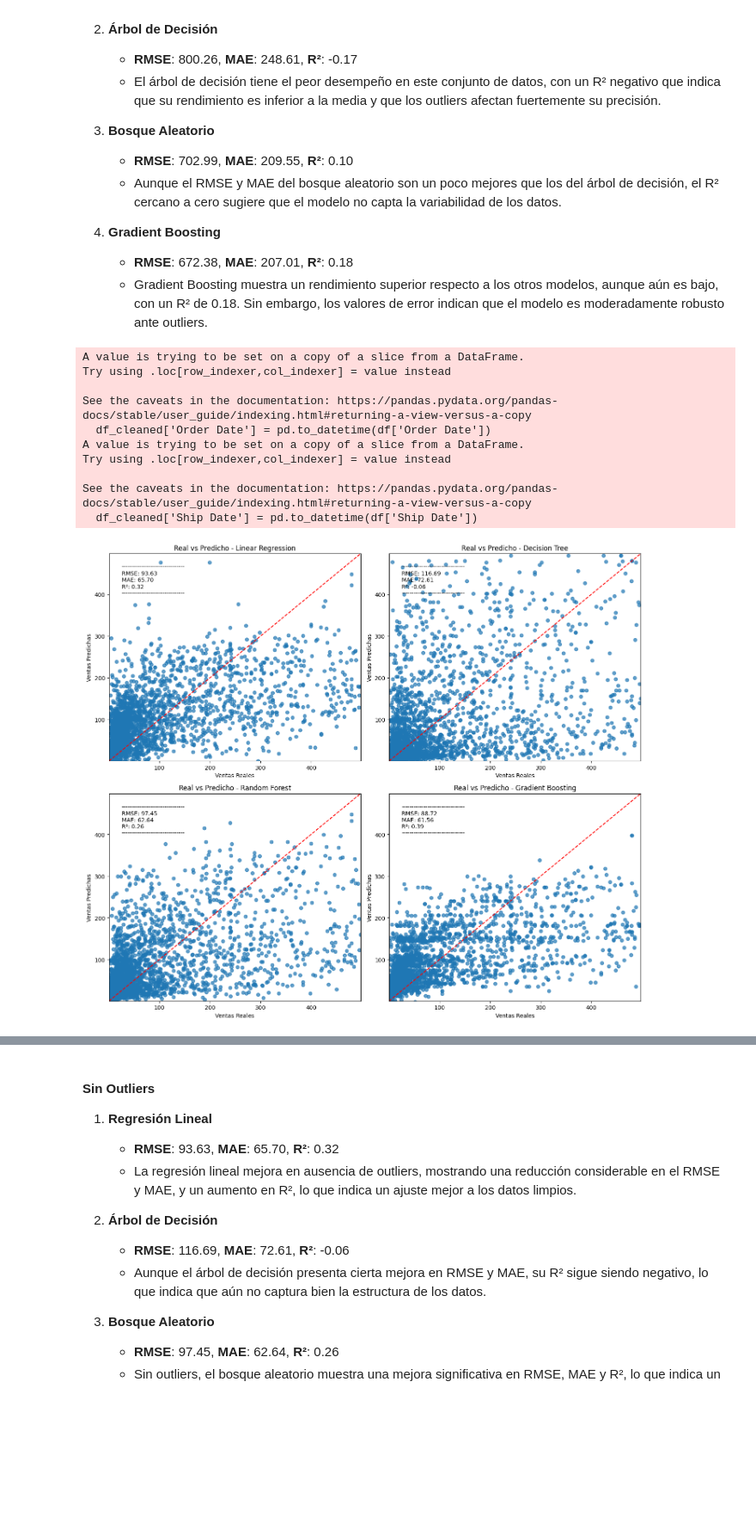
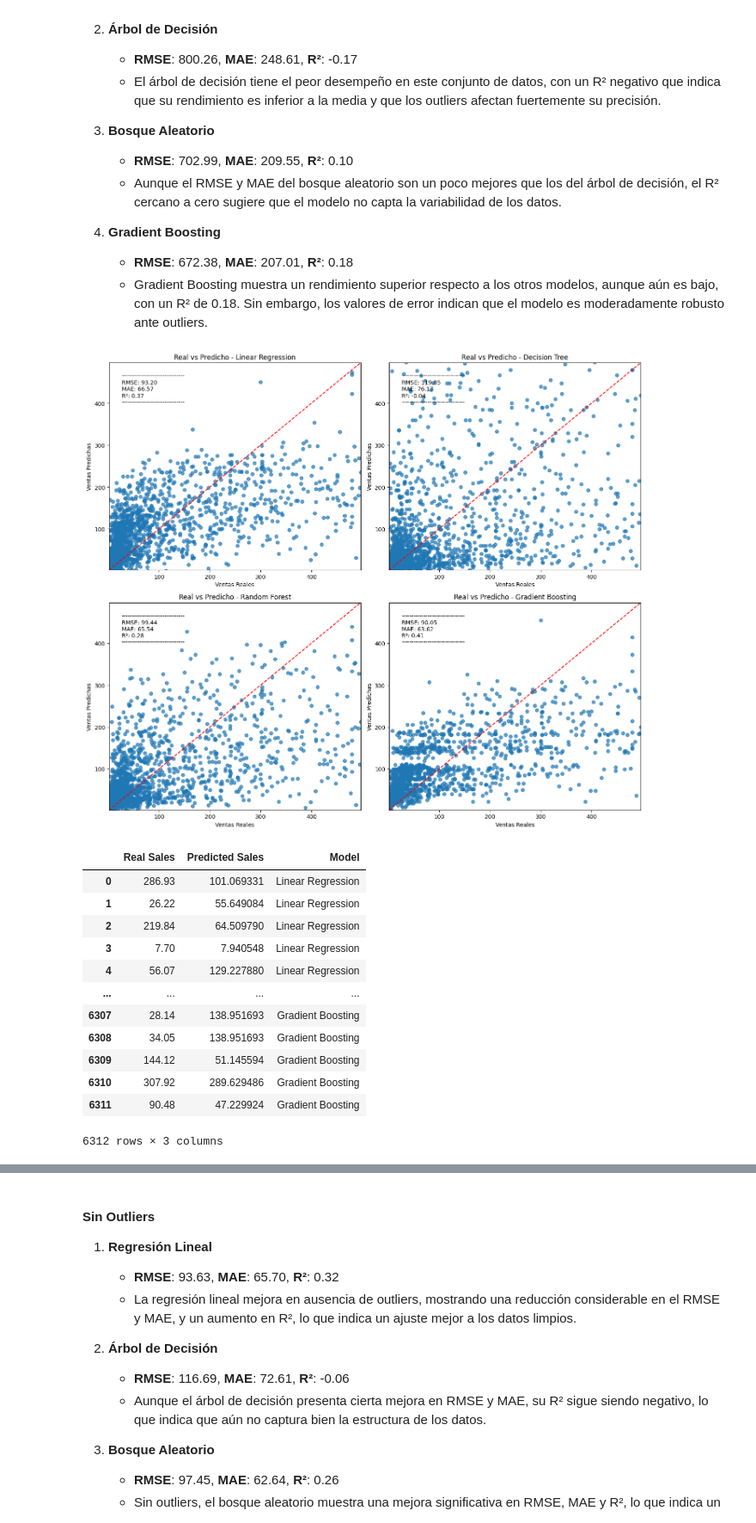
Before and after one commit to NicolasAlarconS/data_science, a Jupyter notebook: nicoals_alarcon_notebook.ipynb, the cells around one changed output, grey strips where cells are left out. Shown at 86% size. Drawn from its saved outputs; the diff is of its cells as text; code cells hidden in the pictures; blank space fills up the shorter version.

```diff
--- a/nicoals_alarcon_notebook.ipynb
+++ b/nicoals_alarcon_notebook.ipynb
@@ -450,17 +457,3 @@ plt.show()
 Antes de proceder con la eliminación de los outliers, hemos analizado la distribución de las ventas en el tiempo y examinado su frecuencia en diferentes intervalos de valores. Observamos que los valores de las ventas tienden a concentrarse en un rango bajo, lo que indica que la mayoría de las transacciones generan ventas relativamente modestas. Sin embargo, también se detectan múltiples outliers que destacan en el tiempo con valores significativamente más altos de lo esperado.
 
 Estos outliers pueden deberse a circunstancias excepcionales, como ventas puntuales con altos descuentos o pedidos inusualmente grandes, que afectan la variabilidad general de las ventas. La presencia de estos valores atípicos sugiere que, si no se tratan, podrían sesgar el modelo de predicción, reduciendo su precisión y generalización. Por lo tanto, la limpieza de estos outliers se vuelve esencial para mejorar la capacidad del modelo de capturar tendencias reales en los datos, permitiéndonos desarrollar un modelo de predicción de ventas más robusto y fiable.
-# %%
-# Calcular los cuartiles y el rango intercuartílico (IQR) para la columna 'Profit'
-Q1 = df['Sales'].quantile(0.25)
-Q3 = df['Sales'].quantile(0.75)
-IQR = Q3 - Q1
-lower_bound = Q1 - 1.5 * IQR
-upper_bound = Q3 + 1.5 * IQR
-
-# Contar la cantidad de outliers en la columna 'Profit'
-outliers_profit = ((df['Sales'] > upper_bound) | (df['Sales'] < lower_bound)).sum()
-print(f"Cantidad de outliers en 'Sales': {outliers_profit}")
-
-# Filtrar el DataFrame para eliminar los outliers en 'Profit'
-df_cleaned = df[(df['Sales'] >= lower_bound) & (df['Sales'] <= upper_bound)]
@@ -559,7 +658,7 @@ X = df.drop(columns=['Sales', 'Order ID', 'Customer ID', 'Customer Name', 'Posta
 y = df['Sales']
 
 # Dividir en entrenamiento y prueba
-X_train, X_test, y_train, y_test = train_test_split(X, y, test_size=0.3, random_state=42)
+X_train, X_test, y_train, y_test = train_test_split(X, y, test_size=0.2, random_state=42)
 
 # Crear pipelines para los modelos
 def create_model_pipeline(model):
@@ -663,7 +782,7 @@ X = df_cleaned.drop(columns=['Sales', 'Order ID', 'Customer ID', 'Customer Name'
 y = df_cleaned['Sales']
 
 # Dividir en entrenamiento y prueba
-X_train, X_test, y_train, y_test = train_test_split(X, y, test_size=0.3, random_state=42)
+X_train, X_test, y_train, y_test = train_test_split(X, y, test_size=0.2, random_state=42)
 
 # Crear pipelines para los modelos
 def create_model_pipeline(model):
@@ -678,6 +797,9 @@ models = {
 
 # Crear un diccionario para almacenar todas las métricas de cada modelo
 results = {}
+
+# Crear una lista para almacenar DataFrames de resultados para cada modelo
+predictions_df_list = []
 
 # Crear una figura para los gráficos
 fig, axes = plt.subplots(2, 2, figsize=(14, 12))  # Dos filas y dos columnas
@@ -699,41 +821,56 @@ for ax, (model_name, model_pipeline) in zip(axes, models.items()):
         'MAE': mae,
         'R²': r2
     }
 
     # Crear gráfico de Real vs. Predicho para cada modelo
     ax.scatter(y_test, y_pred, alpha=0.7)
     ax.plot([y_test.min(), y_test.max()], [y_test.min(), y_test.max()], color='red', linestyle='--')
     ax.set_title(f'Real vs Predicho - {model_name}')
     ax.set_xlabel('Ventas Reales')
     ax.set_ylabel('Ventas Predichas')
     ax.set_xlim(y_test.min(), y_test.max())  # Ajustar límites del eje x
     ax.set_ylim(y_test.min(), y_test.max())  # Ajustar límites del eje y
 
     # Añadir métricas en la esquina superior izquierda del gráfico
     metrics_text = (f"--------------------------------\n"
                     f"RMSE: {rmse:.2f}\n"
                     f"MAE: {mae:.2f}\n"
                     f"R²: {r2:.2f}\n"
                     f"--------------------------------")
 
     # Colocar el texto en la esquina superior izquierda
     ax.text(0.05, 0.95, metrics_text, ha='left', va='top', transform=ax.transAxes, fontsize=10)
 
+    # Crear DataFrame para cada modelo con valores reales y predichos
+    model_predictions_df = pd.DataFrame({
+        'Real Sales': y_test,
+        'Predicted Sales': y_pred
+    })
+    model_predictions_df['Model'] = model_name  # Añadir columna con el nombre del modelo
+    predictions_df_list.append(model_predictions_df)  # Añadir DataFrame a la lista
+
 # Ajustar el espacio entre los gráficos
 plt.subplots_adjust(hspace=0.5)  # Aumentar espacio vertical entre filas
 
 # Mostrar la figura
 plt.tight_layout()
 plt.show()
+
+# Concatenar todos los DataFrames de predicciones en uno solo para mostrar en una tabla final
+all_predictions_df = pd.concat(predictions_df_list).reset_index(drop=True)
+all_predictions_df
 # %% [output]
+[figure, new version]
+|  | Real Sales | Predicted Sales | Model |
+| 0 | 286.93 | 101.069331 | Linear Regression |
+| 1 | 26.22 | 55.649084 | Linear Regression |
+| 2 | 219.84 | 64.509790 | Linear Regression |
+| 3 | 7.70 | 7.940548 | Linear Regression |
+| 4 | 56.07 | 129.227880 | Linear Regression |
+| ... | ... | ... | ... |
+| 6307 | 28.14 | 138.951693 | Gradient Boosting |
+| 6308 | 34.05 | 138.951693 | Gradient Boosting |
+| 6309 | 144.12 | 51.145594 | Gradient Boosting |
+| 6310 | 307.92 | 289.629486 | Gradient Boosting |
+| 6311 | 90.48 | 47.229924 | Gradient Boosting |
-A value is trying to be set on a copy of a slice from a DataFrame.
-Try using .loc[row_indexer,col_indexer] = value instead
-
-See the caveats in the documentation: https://pandas.pydata.org/pandas-docs/stable/user_guide/indexing.html#returning-a-view-versus-a-copy
-  df_cleaned['Order Date'] = pd.to_datetime(df['Order Date'])
-A value is trying to be set on a copy of a slice from a DataFrame.
-Try using .loc[row_indexer,col_indexer] = value instead
-
-See the caveats in the documentation: https://pandas.pydata.org/pandas-docs/stable/user_guide/indexing.html#returning-a-view-versus-a-copy
-  df_cleaned['Ship Date'] = pd.to_datetime(df['Ship Date'])
+6312 rows × 3 columns
-[figure, old version]
```
Also changed, not shown: parts of 11 cells of this notebook.
